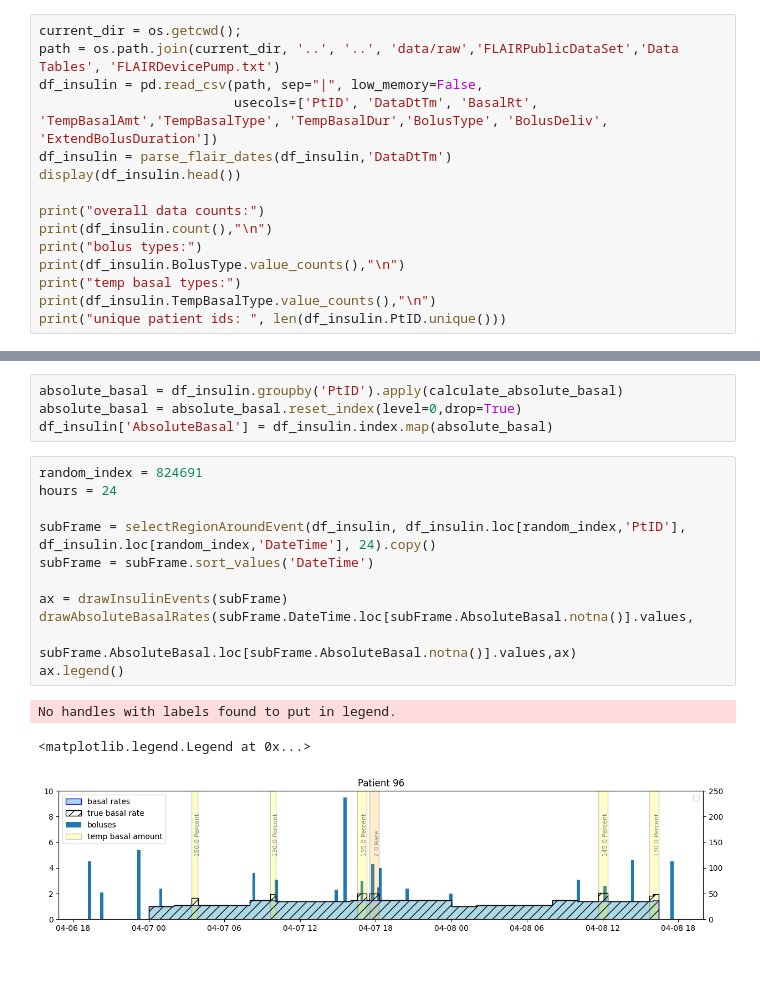
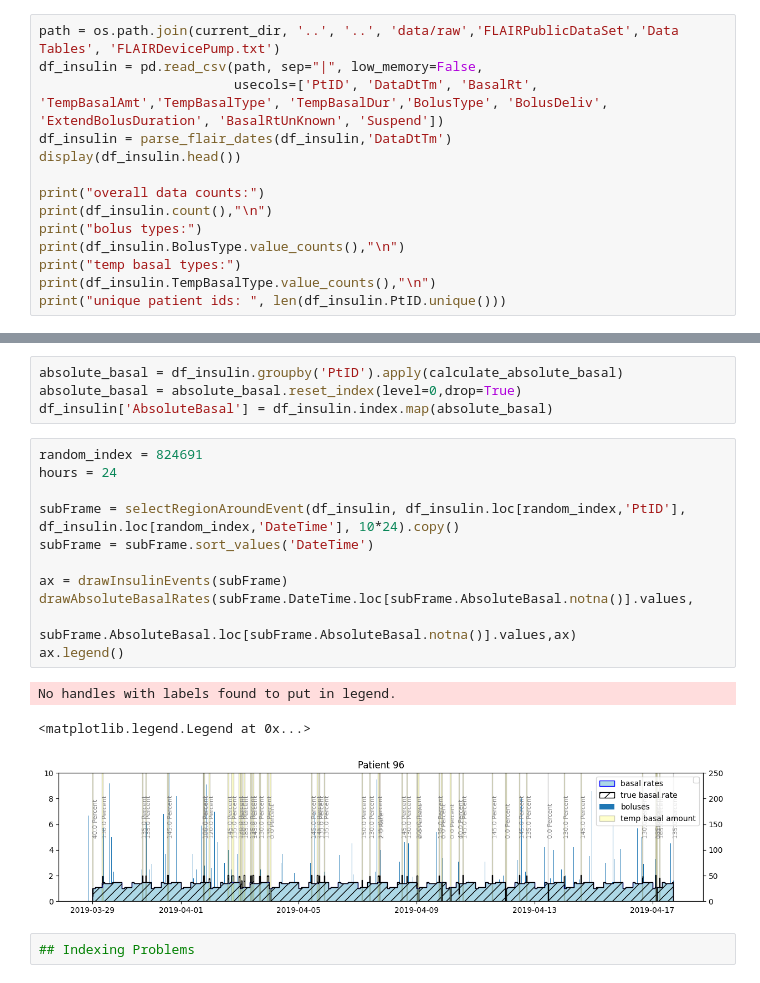
Before and after one commit to nudgebg/egvinsulin, a Jupyter notebook: notebooks/understand-flair-dataset/understand-flair-dataset.ipynb, the cells around one changed output, grey strips where cells are left out. Cells and saved outputs as stored; diff of their text form.

```diff
--- a/notebooks/understand-flair-dataset/understand-flair-dataset.ipynb
+++ b/notebooks/understand-flair-dataset/understand-flair-dataset.ipynb
@@ -123,8 +126,7 @@ unique patient ids:  113
 # %%
-current_dir = os.getcwd();
 path = os.path.join(current_dir, '..', '..', 'data/raw','FLAIRPublicDataSet','Data Tables', 'FLAIRDevicePump.txt')
 df_insulin = pd.read_csv(path, sep="|", low_memory=False,
-                         usecols=['PtID', 'DataDtTm', 'BasalRt', 'TempBasalAmt','TempBasalType', 'TempBasalDur','BolusType', 'BolusDeliv', 'ExtendBolusDuration'])
+                         usecols=['PtID', 'DataDtTm', 'BasalRt', 'TempBasalAmt','TempBasalType', 'TempBasalDur','BolusType', 'BolusDeliv', 'ExtendBolusDuration', 'BasalRtUnKnown', 'Suspend'])
 df_insulin = parse_flair_dates(df_insulin,'DataDtTm')
 display(df_insulin.head())
 
@@ -510,15 +513,17 @@ df_insulin['AbsoluteBasal'] = df_insulin.index.map(absolute_basal)
 # %%
 random_index = 824691
 hours = 24
 
-subFrame = selectRegionAroundEvent(df_insulin, df_insulin.loc[random_index,'PtID'], df_insulin.loc[random_index,'DateTime'], 24).copy()
+subFrame = selectRegionAroundEvent(df_insulin, df_insulin.loc[random_index,'PtID'], df_insulin.loc[random_index,'DateTime'], 10*24).copy()
 subFrame = subFrame.sort_values('DateTime')
 
 ax = drawInsulinEvents(subFrame)
 drawAbsoluteBasalRates(subFrame.DateTime.loc[subFrame.AbsoluteBasal.notna()].values,
                        subFrame.AbsoluteBasal.loc[subFrame.AbsoluteBasal.notna()].values,ax)
 ax.legend()
 # %% [output]
 No handles with labels found to put in legend.
 <matplotlib.legend.Legend at 0x...>
-[figure, old version]
+[figure, new version]
+# %%
+## Indexing Problems
```
Also changed, not shown: parts of 29 cells of this notebook.
